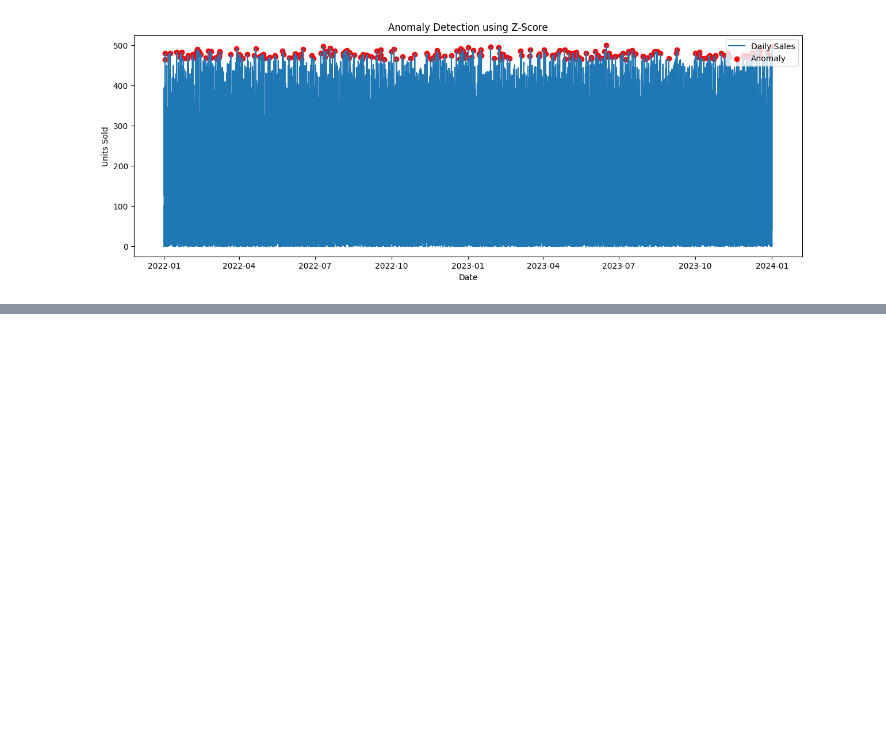
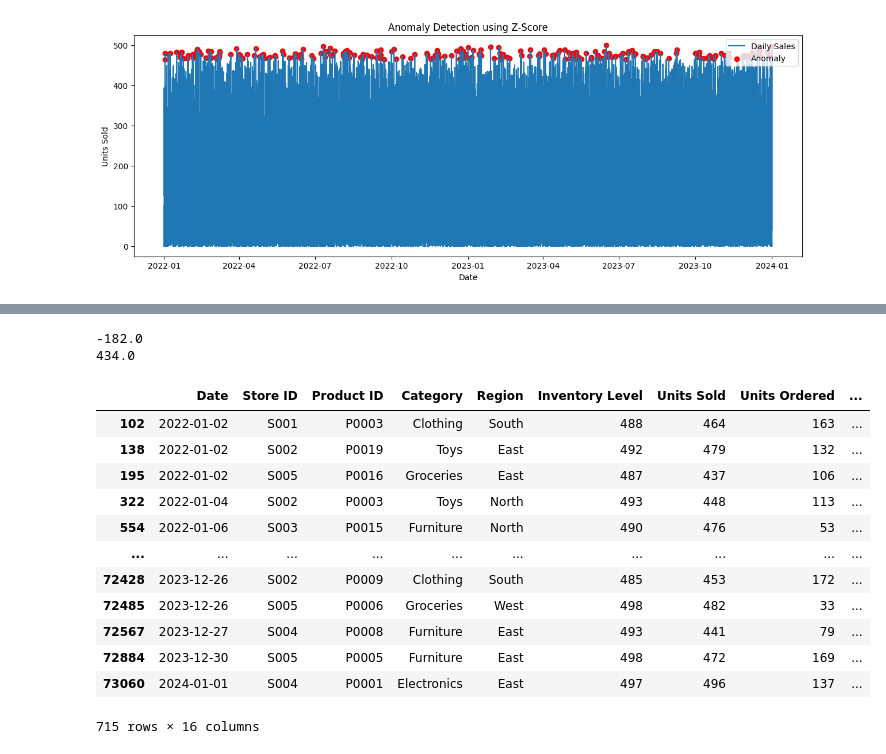
Before and after one commit to Adithyan-7/supply-chain-demand-forecasting, a Jupyter notebook: notebooks/03_anomaly_detection.ipynb, the cells around one changed output, grey strips where cells are left out. Cells and saved outputs as stored; diff of their text form; code cells hidden in the pictures; blank space fills up the shorter version.

```diff
--- a/notebooks/03_anomaly_detection.ipynb
+++ b/notebooks/03_anomaly_detection.ipynb
@@ -128,0 +137,38 @@ plt.show()
+# %%
+Q1 = daily_sales["Units Sold"].quantile(0.25)
+
+Q3 = daily_sales["Units Sold"].quantile(0.75)
+
+IQR = Q3 - Q1
+# %%
+lower_bound = Q1 - 1.5 * IQR
+
+upper_bound = Q3 + 1.5 * IQR
+
+print(lower_bound)
+
+print(upper_bound)
+# %% [output]
+-182.0
+434.0
+# %%
+iqr_anomalies = daily_sales[
+    (daily_sales["Units Sold"] < lower_bound)
+    |
+    (daily_sales["Units Sold"] > upper_bound)]
+
+iqr_anomalies
+# %% [output]
+|  | Date | Store ID | Product ID | Category | Region | Inventory Level | Units Sold | Units Ordered | ... |
+| 102 | 2022-01-02 | S001 | P0003 | Clothing | South | 488 | 464 | 163 | ... |
+| 138 | 2022-01-02 | S002 | P0019 | Toys | East | 492 | 479 | 132 | ... |
+| 195 | 2022-01-02 | S005 | P0016 | Groceries | East | 487 | 437 | 106 | ... |
+| 322 | 2022-01-04 | S002 | P0003 | Toys | North | 493 | 448 | 113 | ... |
+| 554 | 2022-01-06 | S003 | P0015 | Furniture | North | 490 | 476 | 53 | ... |
+| ... | ... | ... | ... | ... | ... | ... | ... | ... | ... |
+| 72428 | 2023-12-26 | S002 | P0009 | Clothing | South | 485 | 453 | 172 | ... |
+| 72485 | 2023-12-26 | S005 | P0006 | Groceries | West | 498 | 482 | 33 | ... |
+| 72567 | 2023-12-27 | S004 | P0008 | Furniture | East | 493 | 441 | 79 | ... |
+| 72884 | 2023-12-30 | S005 | P0005 | Furniture | East | 498 | 472 | 169 | ... |
+| 73060 | 2024-01-01 | S004 | P0001 | Electronics | East | 497 | 496 | 137 | ... |
+715 rows × 16 columns
```
Also changed, not shown: parts of 5 cells of this notebook.
